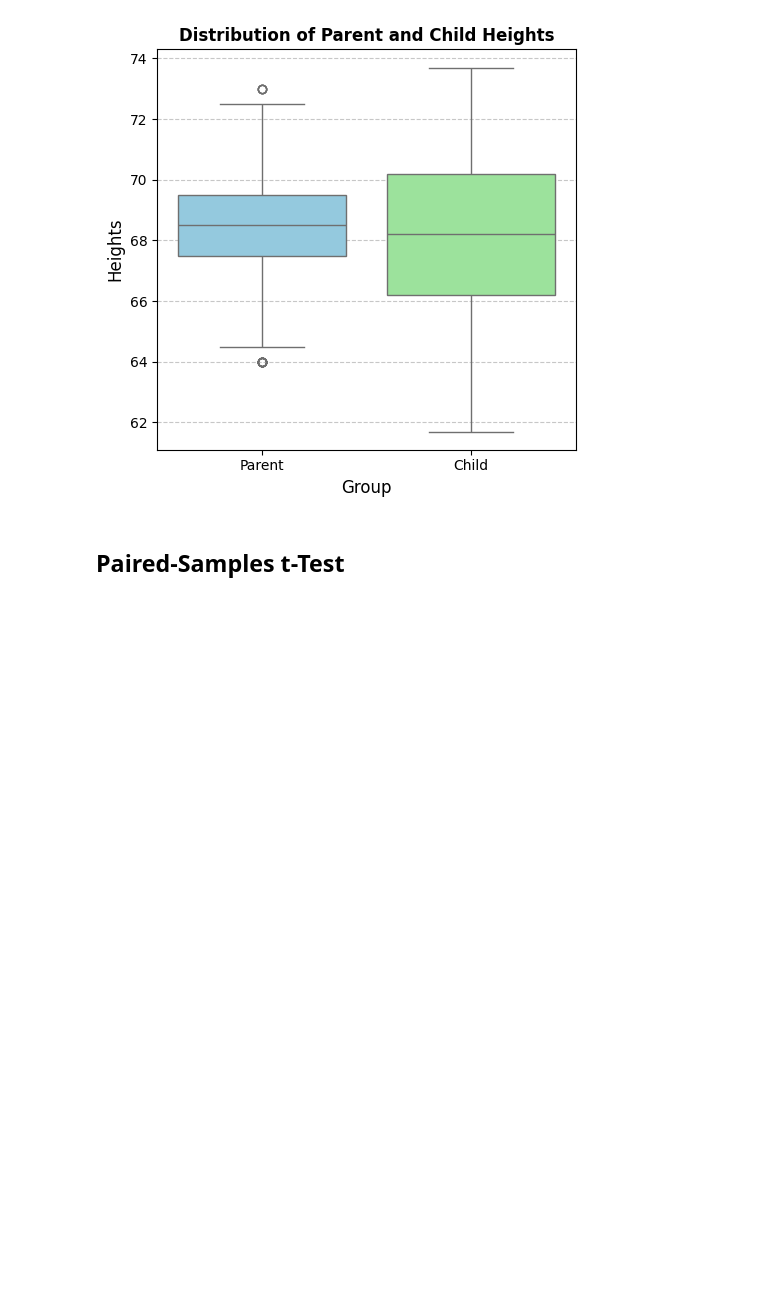
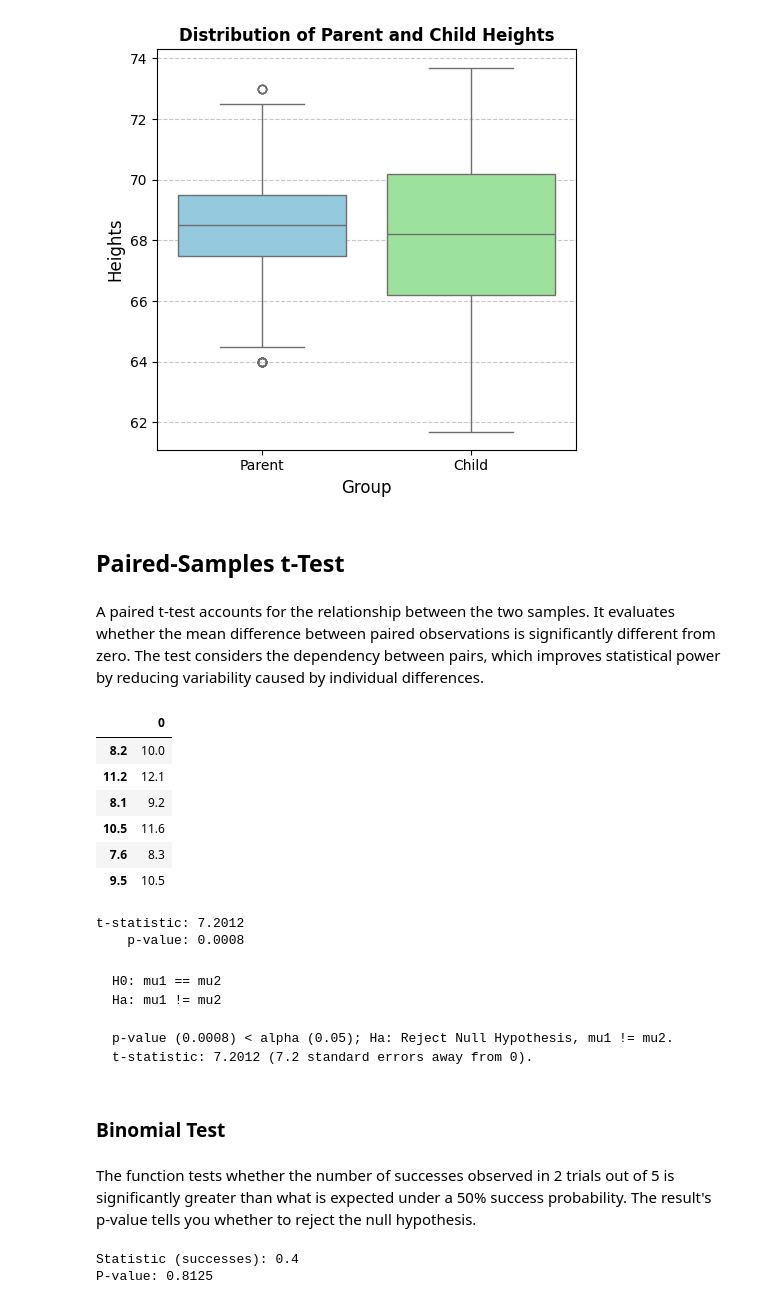
Before and after one commit to LeonardoSMSoares/Data-Analysis-Quick-Reference, a Jupyter notebook: Applied Statistics Using Python/ASUP 03 - Simple Statistical Techniques.ipynb, the cells around one changed output. Saved outputs shown, nothing was run; the diff lists cells and outputs as text; code cells hidden in the pictures; blank space fills up the shorter version.

```diff
--- a/Applied Statistics Using Python/ASUP 03 - Simple Statistical Techniques.ipynb
+++ b/Applied Statistics Using Python/ASUP 03 - Simple Statistical Techniques.ipynb
@@ -379,3 +379,51 @@ plt.show()
 [figure]
 # %% [markdown]
 ## Paired-Samples t-Test
+# %% [markdown]
+A paired t-test accounts for the relationship between the two samples. It evaluates whether the mean difference between paired observations is significantly different from zero. The test considers the dependency between pairs, which improves statistical power by reducing variability caused by individual differences.
+# %%
+trial_1 = [10, 12.1, 9.2, 11.6, 8.3, 10.5]
+trial_2 = [8.2, 11.2, 8.1, 10.5, 7.6, 9.5]
+
+paired_data = pd.DataFrame(trial_1, trial_2)
+paired_data
+# %% [output]
+|  | 0 |
+| 8.2 | 10.0 |
+| 11.2 | 12.1 |
+| 8.1 | 9.2 |
+| 10.5 | 11.6 |
+| 7.6 | 8.3 |
+| 9.5 | 10.5 |
+# %%
+# Perform a paired t-test to compare means of trial_1 and trial_2 (related samples, i.e., not independent)
+stat, pvalue = stats.ttest_rel(trial_1, trial_2)
+
+# Print the results
+print(f't-statistic: {stat:.4f}')
+print(f'    p-value: {pvalue:.4f}')
+# %% [output]
+t-statistic: 7.2012
+    p-value: 0.0008
+# %% [markdown]
+    H0: mu1 == mu2
+    Ha: mu1 != mu2
+
+    p-value (0.0008) < alpha (0.05); Ha: Reject Null Hypothesis, mu1 != mu2.
+    t-statistic: 7.2012 (7.2 standard errors away from 0).
+# %% [markdown]
+### Binomial Test
+# %% [markdown]
+The function tests whether the number of successes observed in 2 trials out of 5 is significantly greater than what is expected under a 50% success probability. The result's p-value tells you whether to reject the null hypothesis.
+# %%
+# Perfom binomial test
+result = stats.binomtest(2,                       # Number of successes
+                         n=5,                     # Number of trials
+                         p=0.5,                   # Sucess probability
+                         alternative='greater')   # H1: success probability > 0.5
+
+print(f"Statistic (successes): {result.statistic}")
+print(f"P-value: {result.pvalue:.4f}")
+# %% [output]
+Statistic (successes): 0.4
+P-value: 0.8125
```
Also changed, not shown: parts of 22 cells of this notebook.
